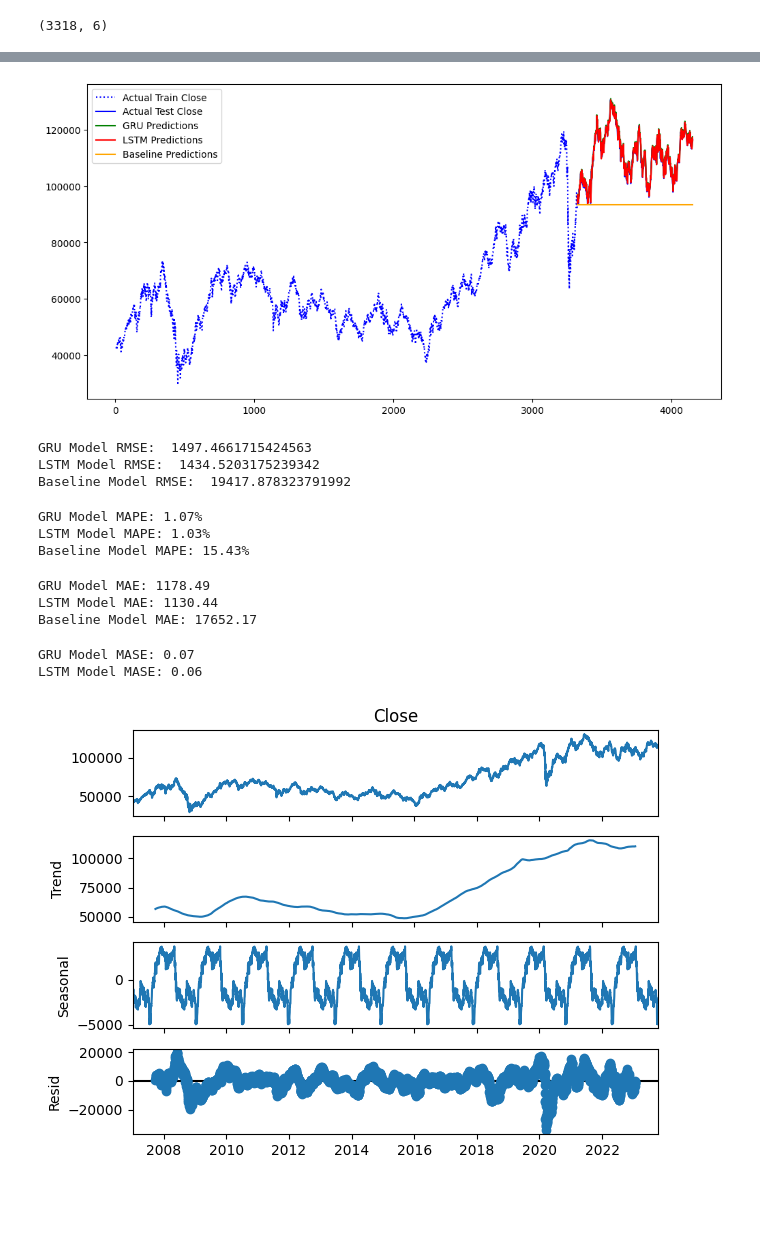
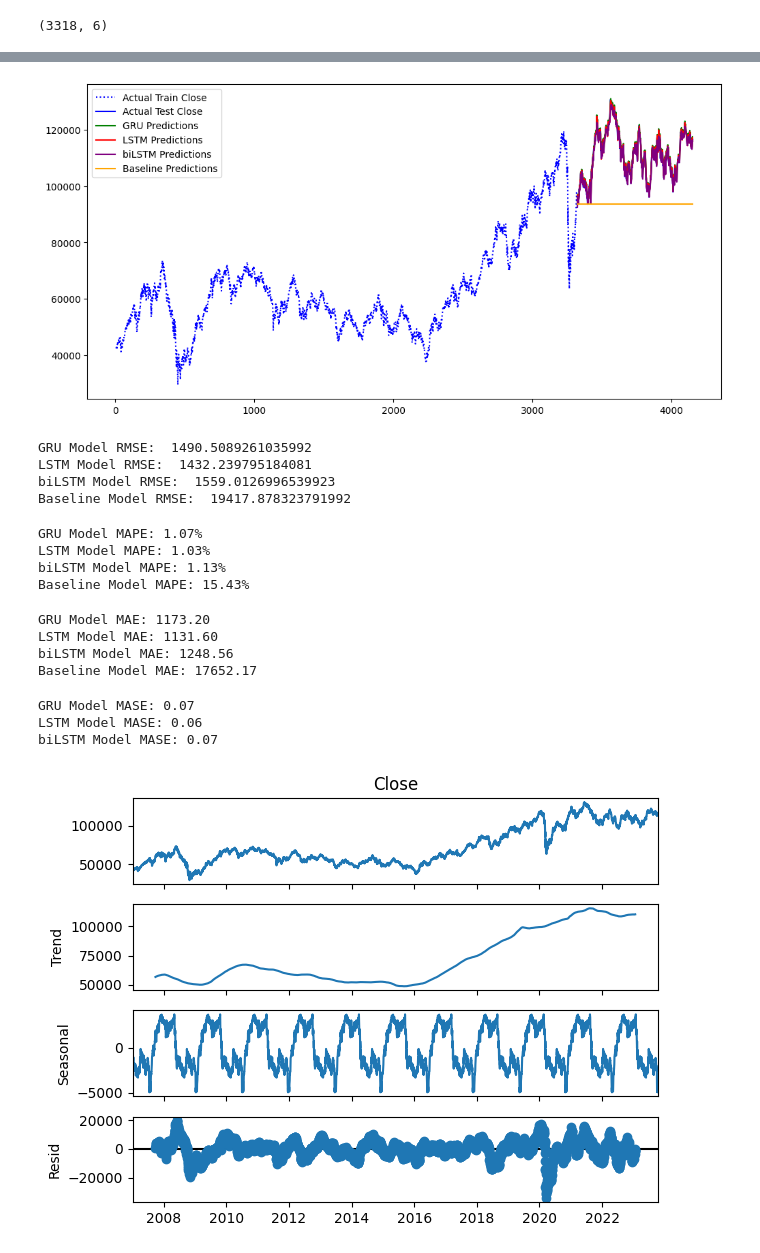
Before and after one commit to marreapato/Forecasting-BVSP-Deep-Learning, a Jupyter notebook: Baseline_Com_Lags.ipynb, the cells around one changed output, grey strips where cells are left out. Cells and saved outputs as stored; diff of their text form; code cells hidden in the pictures; blank space fills up the shorter version.

```diff
--- a/Baseline_Com_Lags.ipynb
+++ b/Baseline_Com_Lags.ipynb
@@ -141,6 +142,24 @@ def LSTM_Model(output_window):
     model.compile(optimizer='adam', loss='mean_squared_error')
     return model
 
+# Define the LSTM model
+def biLSTM_Model(output_window):
+    # n_steps = x_train.shape[-2]
+    # n_features = x_train.shape[-1]
+    model = Sequential()
+    # model.add(tf.keras.layers.Embedding(1, 6, mask_zero=True))
+
+
+    model.add(Bidirectional(LSTM(64, activation='relu', input_shape=(output_window, 1), return_sequences=True)))
+    model.add(Bidirectional(LSTM(32, activation='relu', return_sequences=True)))
+    model.add(Bidirectional(LSTM(16, activation='relu')))
+    # model.add(LSTM(128, return_sequences=False, input_shape=(1, look_back)))
+    model.add(Dense(output_window))
+    optimizer = tf.keras.optimizers.Adam(learning_rate=1e-4)
+    model.compile(optimizer=optimizer , loss='mean_squared_error')
+    return model
+
+
 # Define the baseline model
 def baseline_model(output_window):
     last_known_value = trainY[-1]
@@ -150,10 +169,13 @@ def baseline_model(output_window):
 output_window = 1
 gru_model = GRU_Model(output_window)
 lstm_model = LSTM_Model(output_window)
+bilstm_model = biLSTM_Model(output_window)
 
 gru_model.fit(trainX, trainY, epochs=300, batch_size=64)
 lstm_model.fit(trainX, trainY, epochs=300, batch_size=64)
+bilstm_model.fit(trainX, trainY, epochs=300, batch_size=64)
 
+bilstm_predictions = bilstm_model.predict(testX)
 gru_predictions = gru_model.predict(testX)
 lstm_predictions = lstm_model.predict(testX)
 baseline_predictions = baseline_model(output_window)
@@ -162,5 +184,7 @@ baseline_predictions = baseline_model(output_window)
 gru_predictions = scaler.inverse_transform(gru_predictions)
 lstm_predictions = scaler.inverse_transform(lstm_predictions)
 baseline_predictions = scaler.inverse_transform(baseline_predictions)
+# Inverse transform the predictions
+bilstm_predictions = scaler.inverse_transform(bilstm_predictions)
 # %% [output]
 Epoch 1/300
@@ -183,36 +207,40 @@ Epoch 300/300
 # %%
  #Inverse transform both train and test data
 trainY = scaler.inverse_transform(trainY.reshape(-1, 1))
 testY = scaler.inverse_transform(testY.reshape(-1, 1))
 
 # Create a time index for plotting
 time_index_train = range(len(data) - len(testY) - len(trainY), len(data) - len(testY))
 time_index_test = range(len(data) - len(testY), len(data))
 
 # Plot all true values and the predictions with different colors
 plt.figure(figsize=(12, 6))
 plt.plot(time_index_train, trainY, label='Actual Train Close', color='blue', linestyle='dotted')
 plt.plot(time_index_test, testY, label='Actual Test Close', color='blue')
 plt.plot(time_index_test, gru_predictions, label='GRU Predictions', color='green')
 plt.plot(time_index_test, lstm_predictions, label='LSTM Predictions', color='red')
+plt.plot(time_index_test, bilstm_predictions, label='biLSTM Predictions', color='purple')
 plt.plot(time_index_test, baseline_predictions, label='Baseline Predictions', color='orange')
 plt.legend()
 plt.show()
 # %% [output]
-[figure, old version]
+[figure, new version]
 # %%
 # Calculate the mean squared error for each model
 gru_mse = mean_squared_error(testY, gru_predictions)
 lstm_mse = mean_squared_error(testY, lstm_predictions)
+bilstm_mse = mean_squared_error(testY, bilstm_predictions)
 baseline_mse = mean_squared_error(testY, baseline_predictions)
 
 # Compare the models using Mean Squared Error
 print("GRU Model RMSE: ", np.sqrt(gru_mse))
 print("LSTM Model RMSE: ", np.sqrt(lstm_mse))
+print("biLSTM Model RMSE: ", np.sqrt(bilstm_mse))
 print("Baseline Model RMSE: ", np.sqrt(baseline_mse))
 # %% [output]
-GRU Model RMSE:  1497.4661715424563
-LSTM Model RMSE:  1434.5203175239342
+GRU Model RMSE:  1490.5089261035992
+LSTM Model RMSE:  1432.239795184081
+biLSTM Model RMSE:  1559.0126996539923
 Baseline Model RMSE:  19417.878323791992
 # %%
 # Calculate the Mean Absolute Percentage Error (MAPE) for each model
@@ -223,15 +251,18 @@ def calculate_mape(true_values, predicted_values):
 
 gru_mape = calculate_mape(testY, gru_predictions)
 lstm_mape = calculate_mape(testY, lstm_predictions)
+bilstm_mape = calculate_mape(testY, bilstm_predictions)
 baseline_mape = calculate_mape(testY, baseline_predictions)
 
 # Compare the models using Mean Absolute Percentage Error
 print("GRU Model MAPE: {:.2f}%".format(gru_mape))
 print("LSTM Model MAPE: {:.2f}%".format(lstm_mape))
+print("biLSTM Model MAPE: {:.2f}%".format(bilstm_mape))
 print("Baseline Model MAPE: {:.2f}%".format(baseline_mape))
 # %% [output]
 GRU Model MAPE: 1.07%
 LSTM Model MAPE: 1.03%
+biLSTM Model MAPE: 1.13%
 Baseline Model MAPE: 15.43%
 # %%
 def calculate_mae(true_values, predicted_values):
@@ -241,15 +272,18 @@ def calculate_mae(true_values, predicted_values):
 
 gru_mae = calculate_mae(testY, gru_predictions)
 lstm_mae = calculate_mae(testY, lstm_predictions)
+bilstm_mae = calculate_mae(testY, bilstm_predictions)
 baseline_mae = calculate_mae(testY, baseline_predictions)
 
 # Compare the models using Mean Absolute Percentage Error
 print("GRU Model MAE: {:.2f}".format(gru_mae))
 print("LSTM Model MAE: {:.2f}".format(lstm_mae))
+print("biLSTM Model MAE: {:.2f}".format(bilstm_mae))
 print("Baseline Model MAE: {:.2f}".format(baseline_mae))
 # %% [output]
-GRU Model MAE: 1178.49
-LSTM Model MAE: 1130.44
+GRU Model MAE: 1173.20
+LSTM Model MAE: 1131.60
+biLSTM Model MAE: 1248.56
 Baseline Model MAE: 17652.17
 # %%
 # Calculate the MASE for each model
@@ -259,13 +293,16 @@ def calculate_mase(model_mae, baseline_mae):
 
 gru_mase = calculate_mase(gru_mae, baseline_mae)
 lstm_mase = calculate_mase(lstm_mae, baseline_mae)
+bilstm_mase = calculate_mase(bilstm_mae, baseline_mae)
 
 # Compare the models using Mean Absolute Scaled Error
 print("GRU Model MASE: {:.2f}".format(gru_mase))
 print("LSTM Model MASE: {:.2f}".format(lstm_mase))
+print("biLSTM Model MASE: {:.2f}".format(bilstm_mase))
 # %% [output]
 GRU Model MASE: 0.07
 LSTM Model MASE: 0.06
+biLSTM Model MASE: 0.07
 # %%
 # Assuming gru_predictions is your NumPy array
 baseline_predictions = baseline_predictions.reshape(-1, 1)  # Reshape the array to have one column
```
Also changed, not shown: parts of 4 cells of this notebook.
